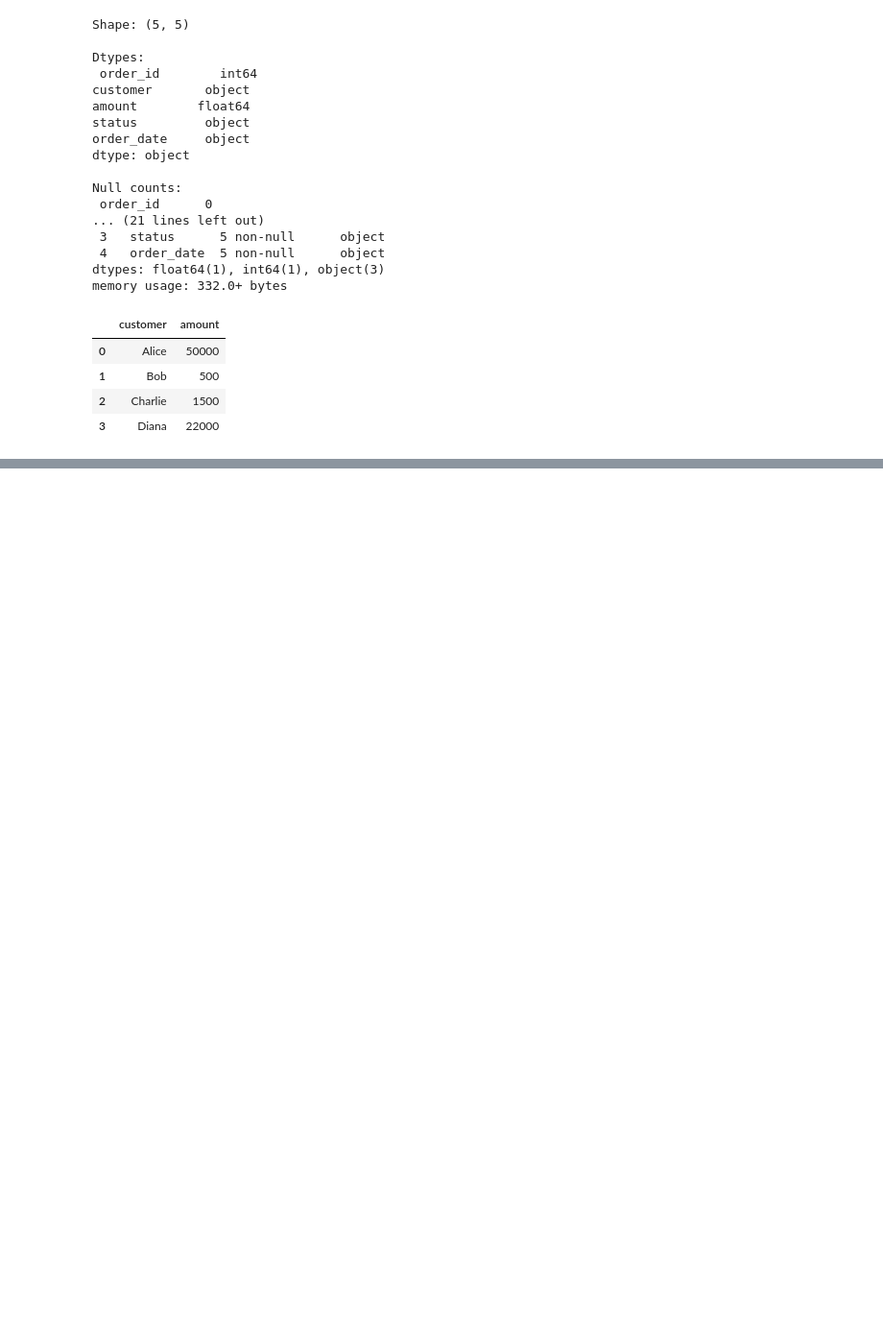
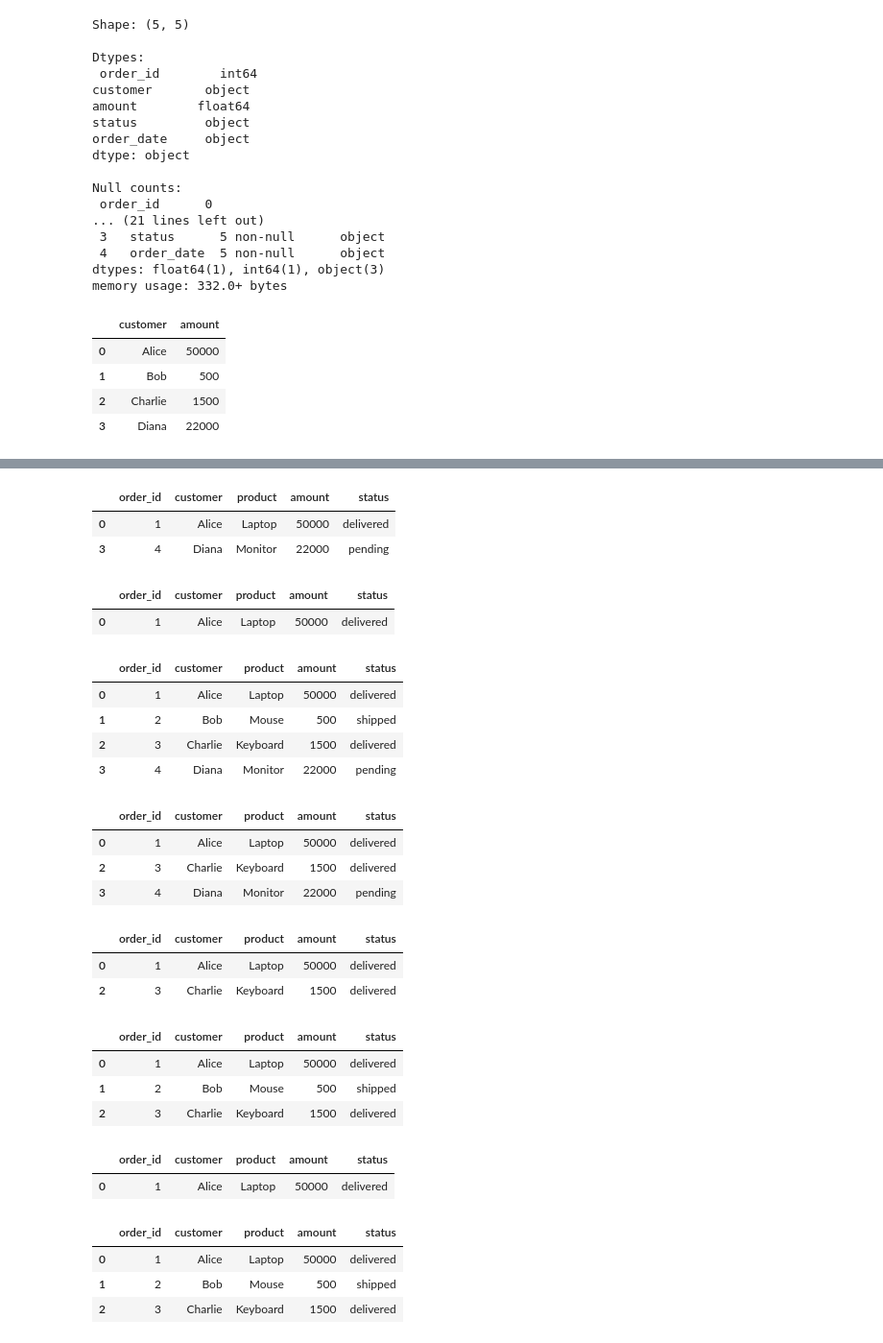
Before and after one commit to Obulreddy0/pandas_practise, a Jupyter notebook: pandas_practise.ipynb, the cells around one changed output, grey strips where cells are left out. Shown at 96% size. Saved outputs shown, nothing was run; the diff lists cells and outputs as text; code cells hidden in the pictures; blank space fills up the shorter version.

```diff
--- a/pandas_practise.ipynb
+++ b/pandas_practise.ipynb
@@ -491,0 +516,58 @@ df[["customer", "amount"]]
+# %%
+df[df["amount"] > 2000]
+# %% [output]
+|  | order_id | customer | product | amount | status |
+| 0 | 1 | Alice | Laptop | 50000 | delivered |
+| 3 | 4 | Diana | Monitor | 22000 | pending |
+# %%
+# Equal to
+df[df["customer"] == "Alice"]
+# %% [output]
+|  | order_id | customer | product | amount | status |
+| 0 | 1 | Alice | Laptop | 50000 | delivered |
+# %%
+# Not equal to
+df[df["status"] != "cancelled"]
+# %% [output]
+|  | order_id | customer | product | amount | status |
+| 0 | 1 | Alice | Laptop | 50000 | delivered |
+| 1 | 2 | Bob | Mouse | 500 | shipped |
+| 2 | 3 | Charlie | Keyboard | 1500 | delivered |
+| 3 | 4 | Diana | Monitor | 22000 | pending |
+# %%
+# Greater than / Less than
+df[df["amount"] >= 1000]
+# %% [output]
+|  | order_id | customer | product | amount | status |
+| 0 | 1 | Alice | Laptop | 50000 | delivered |
+| 2 | 3 | Charlie | Keyboard | 1500 | delivered |
+| 3 | 4 | Diana | Monitor | 22000 | pending |
+# %%
+# String contains
+df[df["customer"].str.contains("li")]
+# %% [output]
+|  | order_id | customer | product | amount | status |
+| 0 | 1 | Alice | Laptop | 50000 | delivered |
+| 2 | 3 | Charlie | Keyboard | 1500 | delivered |
+# %%
+# Value in a list (like SQL IN)
+df[df["status"].isin(["delivered", "shipped"])]
+# %% [output]
+|  | order_id | customer | product | amount | status |
+| 0 | 1 | Alice | Laptop | 50000 | delivered |
+| 1 | 2 | Bob | Mouse | 500 | shipped |
+| 2 | 3 | Charlie | Keyboard | 1500 | delivered |
+# %%
+# AND — both conditions must be true
+df[(df["customer"] == "Alice") & (df["amount"] > 1000)]
+# %% [output]
+|  | order_id | customer | product | amount | status |
+| 0 | 1 | Alice | Laptop | 50000 | delivered |
+# %%
+# OR — either condition can be true
+df[(df["status"] == "delivered") | (df["status"] == "shipped")]
+# %% [output]
+|  | order_id | customer | product | amount | status |
+| 0 | 1 | Alice | Laptop | 50000 | delivered |
+| 1 | 2 | Bob | Mouse | 500 | shipped |
+| 2 | 3 | Charlie | Keyboard | 1500 | delivered |
```
Also changed, not shown: parts of 51 cells of this notebook.
